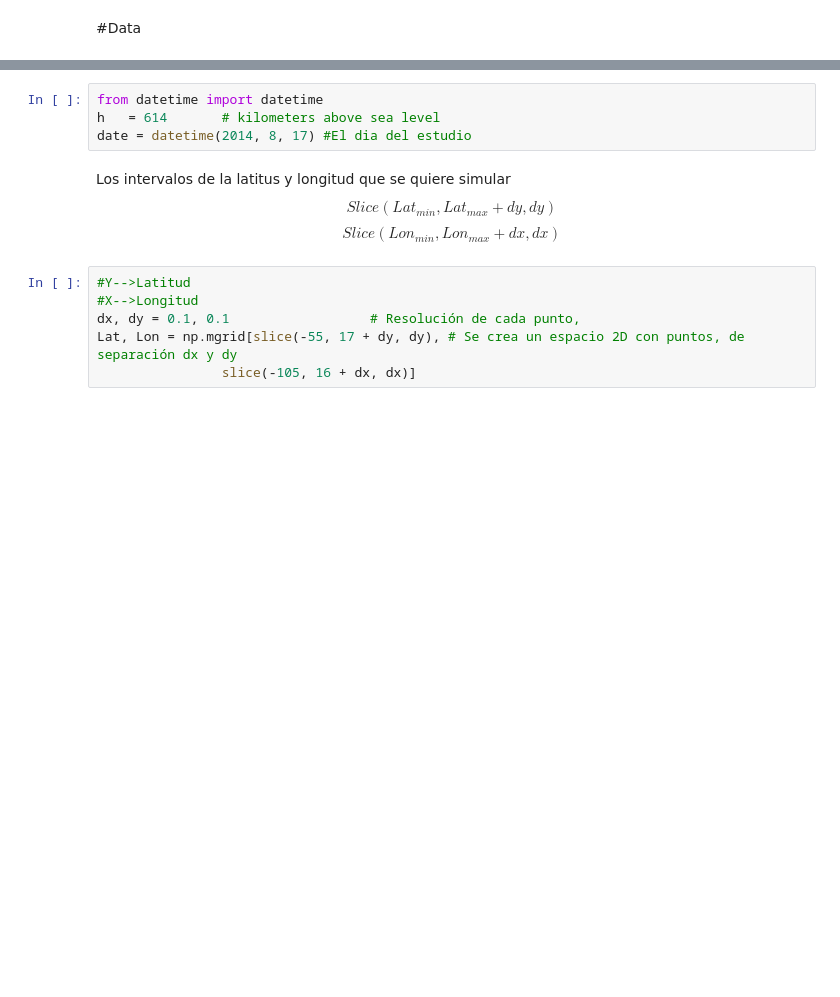
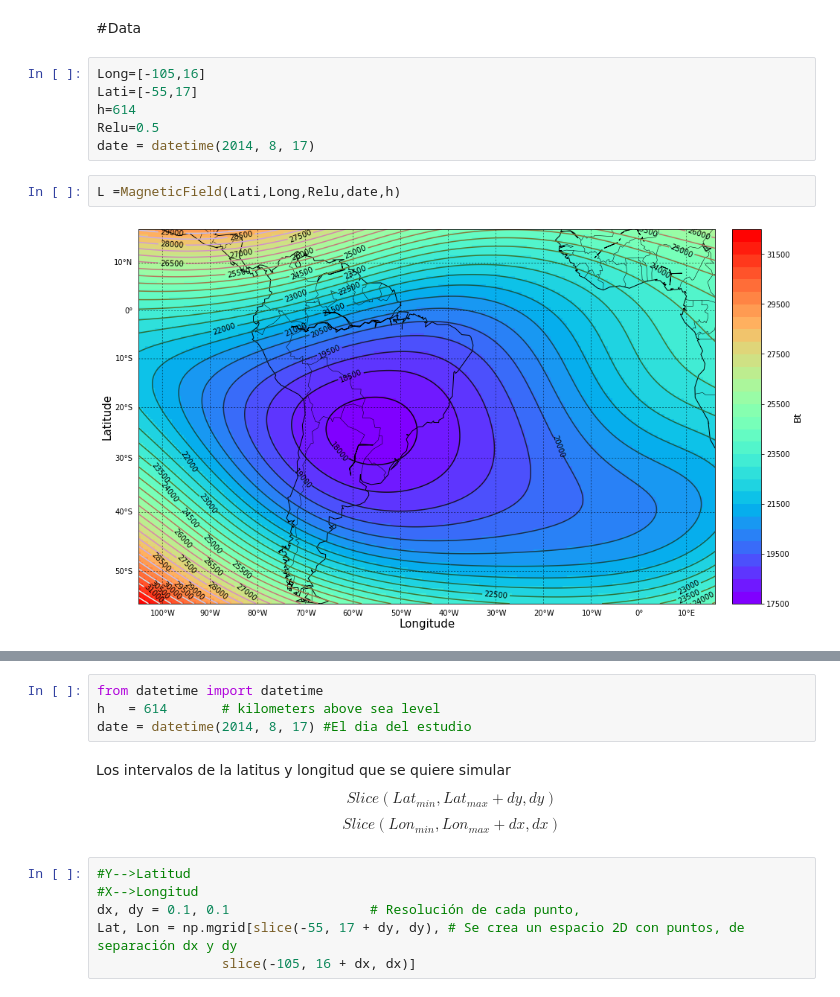
Before and after one commit to SalvadorRdR/IAC_2022, a Jupyter notebook: MODELO IGRF13/Modelo_IGRF_13_IAC2022_Fun.ipynb, the cells around one changed output, grey strips where cells are left out. Saved outputs shown, nothing was run; the diff lists cells and outputs as text; blank space fills up the shorter version.

Commit message:
Funtion.V.1_for plotting

```diff
--- a/MODELO IGRF13/Modelo_IGRF_13_IAC2022_Fun.ipynb
+++ b/MODELO IGRF13/Modelo_IGRF_13_IAC2022_Fun.ipynb
@@ -60,2 +86,12 @@ plt.show()
 # %% [markdown]
 #Data
+# %%
+Long=[-105,16]
+Lati=[-55,17]
+h=614
+Relu=0.5
+date = datetime(2014, 8, 17)
+# %%
+L =MagneticField(Lati,Long,Relu,date,h)
+# %% [output]
+[figure, added]
```
Also changed, not shown: parts of 4 cells of this notebook.
